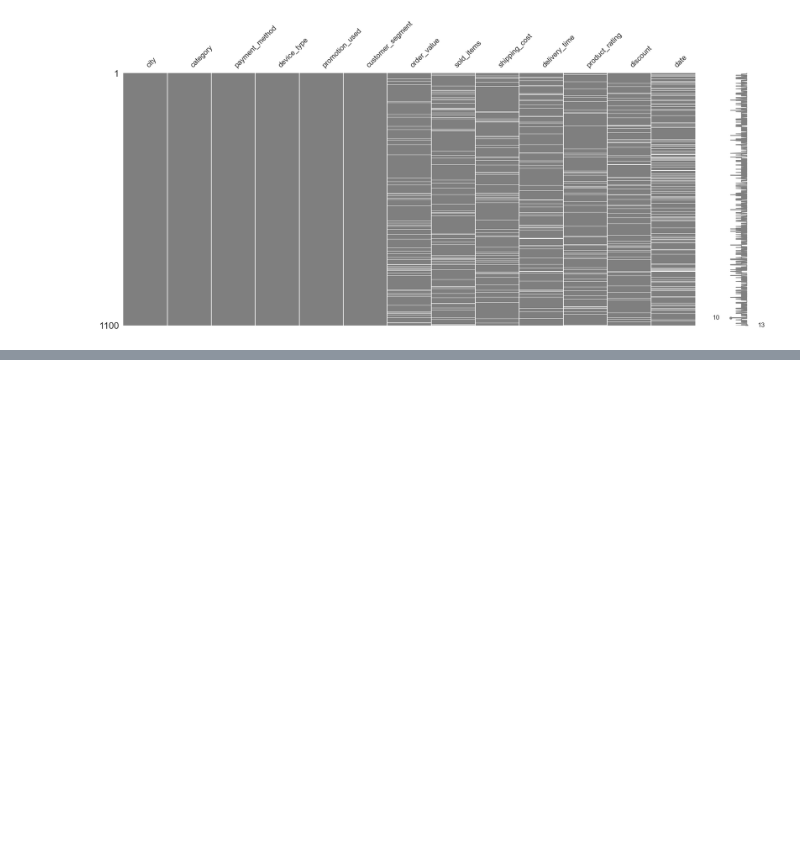
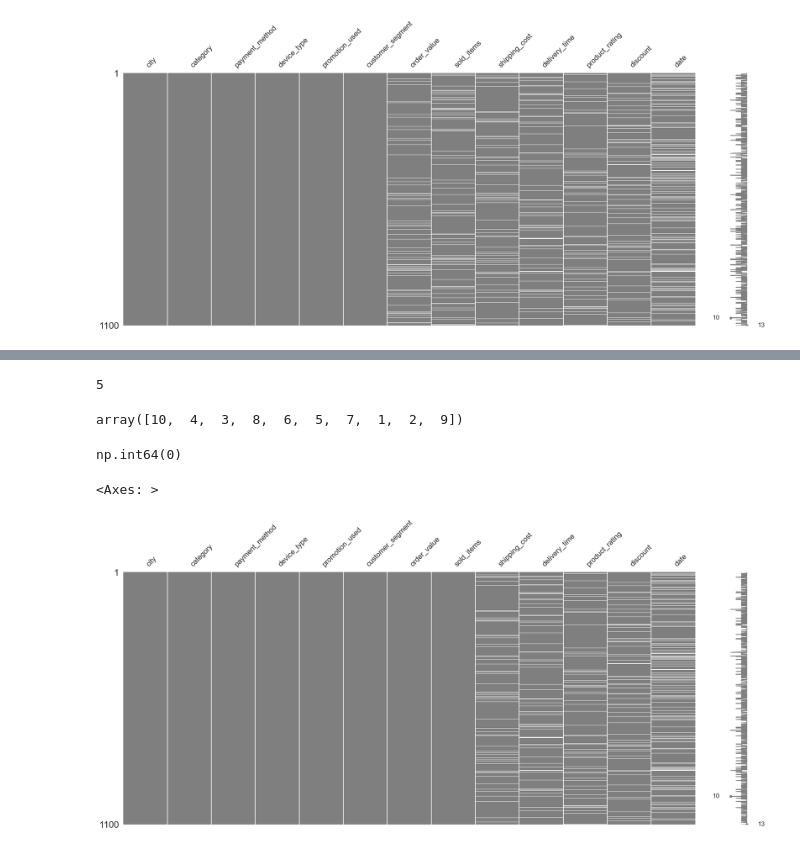
Before and after one commit to mtatbak/stat112FinalProject, a Jupyter notebook: 112.ipynb, the cells around one changed output, grey strips where cells are left out. Cells and saved outputs as stored; diff of their text form; code cells hidden in the pictures; blank space fills up the shorter version.

```diff
--- a/112.ipynb
+++ b/112.ipynb
@@ -442,0 +491,3 @@ msno.matrix(df, color = (0.5, 0.5, 0.5))
+# %%
+ # Rounded the 'order_value' column to 2 decimal places to standardize the numerical format and improve data consistency
+df['order_value'] = df['order_value'].round(2)
@@ -442,0 +535,4 @@ msno.matrix(df, color = (0.5, 0.5, 0.5))
+# %%
+df["sold_items"] = df["sold_items"].fillna(0) # fill null values to 0 because we need to change dtype for int
+# %%
+df["sold_items"] = df["sold_items"].astype("int64")
@@ -442,0 +548,20 @@ msno.matrix(df, color = (0.5, 0.5, 0.5))
+# %%
+meanSoldItems = int(df["sold_items"].mean())
+df["sold_items"] = df["sold_items"].replace(0,meanSoldItems)
+# %%
+meanSoldItems #5
+# %% [output]
+5
+# %%
+df["sold_items"].unique()
+# %% [output]
+array([10,  4,  3,  8,  6,  5,  7,  1,  2,  9])
+# %%
+df["sold_items"].isnull().sum() # 0
+# %% [output]
+np.int64(0)
+# %%
+msno.matrix(df, color = (0.5, 0.5, 0.5))
+# %% [output]
+<Axes: >
+[figure, added]
```
Also changed, not shown: parts of 19 cells of this notebook.
